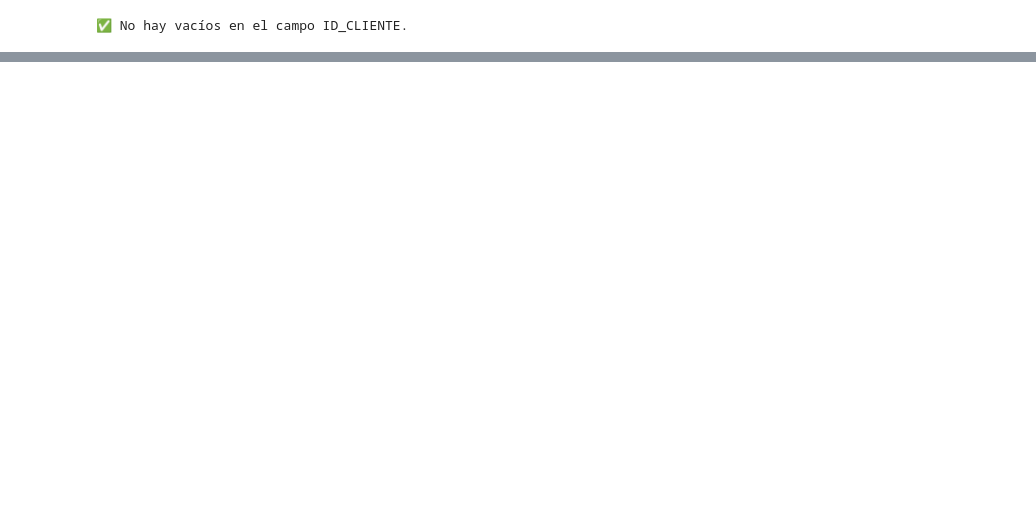
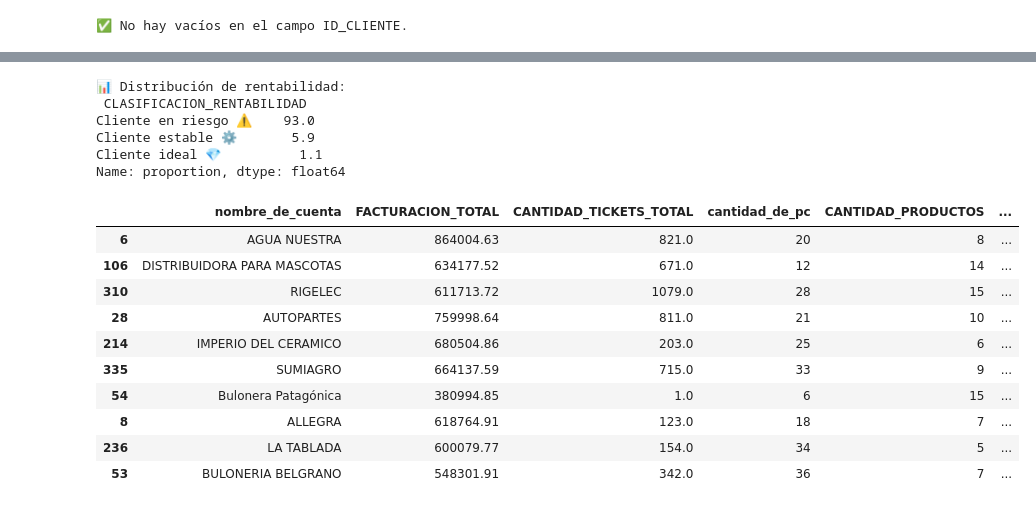
Before and after one commit to christiansaluzzo/Etsol_AnalisisClientes, a Jupyter notebook: análisis_clientes.ipynb, the cells around one changed output, grey strips where cells are left out. Cells and saved outputs as stored; diff of their text form; code cells hidden in the pictures; blank space fills up the shorter version.

```diff
--- a/análisis_clientes.ipynb
+++ b/análisis_clientes.ipynb
@@ -727,0 +583,64 @@ KeyError: 'cod_art'
+# %%
+# 1️⃣ Calcular indicadores complementarios
+DF_FINAL_completo["CANTIDAD_TICKETS_TOTAL"] = (
+    DF_FINAL_completo[["Tickets 2021","Tickets 2022","Tickets 2023","Tickets 2024","Tickets 2025"]].sum(axis=1)
+)
+DF_FINAL_completo["CANTIDAD_PRODUCTOS"] = DF_FINAL_completo["producto"].apply(lambda x: len(x) if isinstance(x, list) else 0)
+
+# 2️⃣ Normalizar variables para que tengan el mismo peso (0 a 1)
+for col in ["FACTURACION_TOTAL", "cantidad_de_pc", "CANTIDAD_PRODUCTOS"]:
+    DF_FINAL_completo[f"{col}_norm"] = DF_FINAL_completo[col] / DF_FINAL_completo[col].max()
+
+# Tickets invertido (menos tickets = más rentabilidad)
+DF_FINAL_completo["CANTIDAD_TICKETS_TOTAL_norm_inv"] = 1 - (DF_FINAL_completo["CANTIDAD_TICKETS_TOTAL"] / DF_FINAL_completo["CANTIDAD_TICKETS_TOTAL"].max())
+
+# 3️⃣ Calcular un índice compuesto de rentabilidad
+DF_FINAL_completo["INDICE_RENTABILIDAD"] = (
+    0.4 * DF_FINAL_completo["FACTURACION_TOTAL_norm"] +
+    0.2 * DF_FINAL_completo["cantidad_de_pc_norm"] +
+    0.2 * DF_FINAL_completo["CANTIDAD_PRODUCTOS_norm"] +
+    0.2 * DF_FINAL_completo["CANTIDAD_TICKETS_TOTAL_norm_inv"]
+)
+
+# 4️⃣ Clasificación por percentiles
+def clasificar_cliente(x):
+    if x >= 0.75:
+        return "Cliente ideal 💎"
+    elif x >= 0.5:
+        return "Cliente estable ⚙️"
+    else:
+        return "Cliente en riesgo ⚠️"
+
+DF_FINAL_completo["CLASIFICACION_RENTABILIDAD"] = DF_FINAL_completo["INDICE_RENTABILIDAD"].apply(clasificar_cliente)
+
+# 5️⃣ Resumen general
+resumen = DF_FINAL_completo["CLASIFICACION_RENTABILIDAD"].value_counts(normalize=True).mul(100).round(1)
+print("📊 Distribución de rentabilidad:\n", resumen)
+# %% [output]
+📊 Distribución de rentabilidad:
+ CLASIFICACION_RENTABILIDAD
+Cliente en riesgo ⚠️    93.0
+Cliente estable ⚙️       5.9
+Cliente ideal 💎          1.1
+Name: proportion, dtype: float64
+# %%
+# Clientes en Riesgo
+top_clientes_en_riego = DF_FINAL_completo.query("CLASIFICACION_RENTABILIDAD == 'Cliente en riesgo ⚠️'")[
+    ["nombre_de_cuenta", "FACTURACION_TOTAL", "CANTIDAD_TICKETS_TOTAL", "cantidad_de_pc", "CANTIDAD_PRODUCTOS", "INDICE_RENTABILIDAD"]
+].sort_values("INDICE_RENTABILIDAD", ascending=False).head(10)
+
+"""top_clientes_en_riego.to_excel("entregables\\Top_Clientes_en_Riesgo.xlsx",index=False)"""
+
+top_clientes_en_riego
+# %% [output]
+|  | nombre_de_cuenta | FACTURACION_TOTAL | CANTIDAD_TICKETS_TOTAL | cantidad_de_pc | CANTIDAD_PRODUCTOS | ... |
+| 6 | AGUA NUESTRA | 864004.63 | 821.0 | 20 | 8 | ... |
+| 106 | DISTRIBUIDORA PARA MASCOTAS | 634177.52 | 671.0 | 12 | 14 | ... |
+| 310 | RIGELEC | 611713.72 | 1079.0 | 28 | 15 | ... |
+| 28 | AUTOPARTES | 759998.64 | 811.0 | 21 | 10 | ... |
+| 214 | IMPERIO DEL CERAMICO | 680504.86 | 203.0 | 25 | 6 | ... |
+| 335 | SUMIAGRO | 664137.59 | 715.0 | 33 | 9 | ... |
+| 54 | Bulonera Patagónica | 380994.85 | 1.0 | 6 | 15 | ... |
+| 8 | ALLEGRA | 618764.91 | 123.0 | 18 | 7 | ... |
+| 236 | LA TABLADA | 600079.77 | 154.0 | 34 | 5 | ... |
+| 53 | BULONERIA BELGRANO | 548301.91 | 342.0 | 36 | 7 | ... |
```
Also changed, not shown: parts of 26 cells of this notebook.
